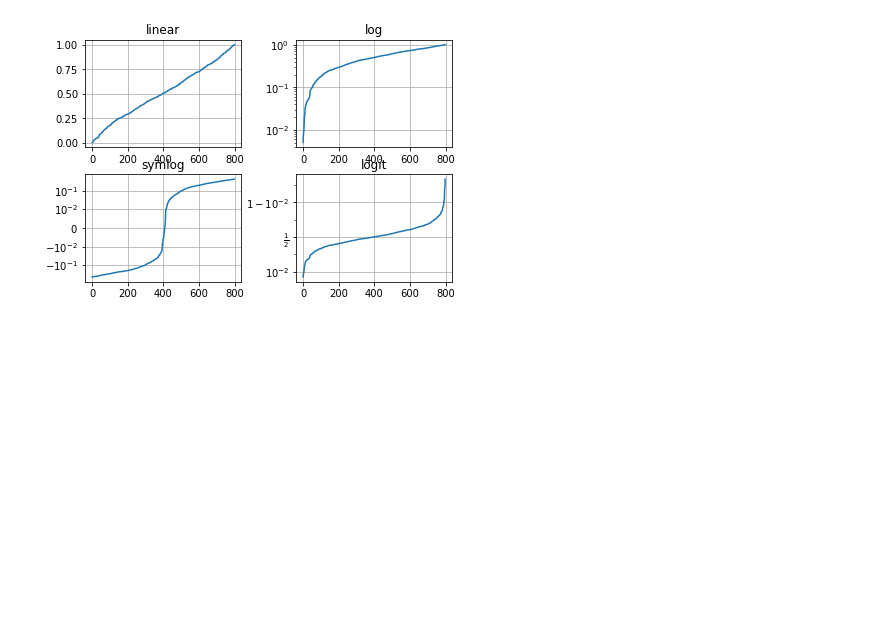
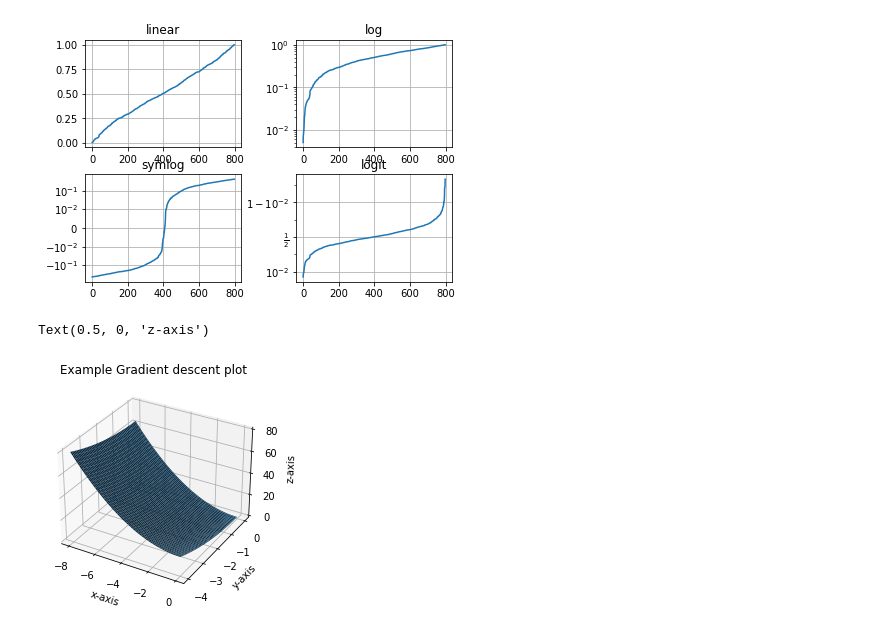
Before and after one commit to devksingh4/imsa-cs-ml, a Jupyter notebook: pyplot.ipynb, the cells around one changed output. Saved outputs shown, nothing was run; the diff lists cells and outputs as text; code cells hidden in the pictures; blank space fills up the shorter version.

```diff
--- a/pyplot.ipynb
+++ b/pyplot.ipynb
@@ -154,3 +154,18 @@ plt.subplots_adjust(top=0.92, bottom=0.08, left=0.10, right=0.95, hspace=0.25,
 plt.show()
 # %% [output]
 [figure]
+# %%
+fig = plt.figure()
+ax = plt.axes(projection='3d')
+X = np.linspace(-8, 0, 100)
+Y = np.linspace(-4, 0, 100)
+X, Y = np.meshgrid(X, Y)
+Z = X**2 + Y**2
+surface = ax.plot_surface(X, Y, Z)
+ax.set_title("Example Gradient descent plot")
+ax.set_xlabel('x-axis')
+ax.set_ylabel('y-axis')
+ax.set_zlabel('z-axis')
+# %% [output]
+Text(0.5, 0, 'z-axis')
+[figure, added]
```
Also changed, not shown: parts of 2 cells of this notebook.
